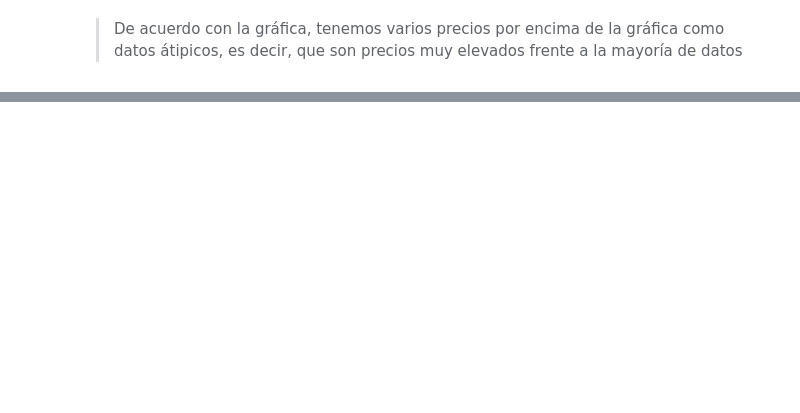
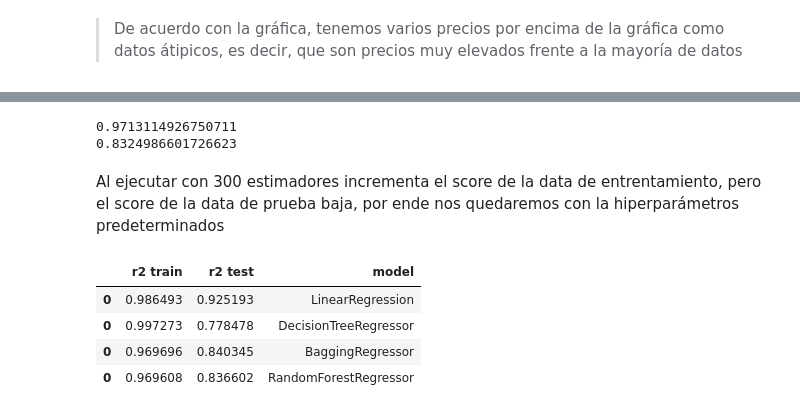
Before and after one commit to Dannais/Old-Car-Price-Prediction, a Jupyter notebook: Old_Car_Price_Prediction.ipynb, the cells around one changed output, grey strips where cells are left out. Drawn from its saved outputs; the diff is of its cells as text; code cells hidden in the pictures; blank space fills up the shorter version.

```diff
--- a/Old_Car_Price_Prediction.ipynb
+++ b/Old_Car_Price_Prediction.ipynb
@@ -457,0 +712,13 @@ plt.show()
+# %%
+# Colocamos los resultados del modelo DecisionTreeRegressor en un df
+df_metricas_bagreg =   pd.DataFrame({
+                        'r2 train'  : [bagreg_100_train_score],
+                        'r2 test'    : [bagreg_100_test_score],
+                        'model'     : ['BaggingRegressor']
+                     })
+
+# Agregar el df del modelo al frame de comparación
+frames.append(df_metricas_bagreg)
+
+# Revisar el Dataframe de comparación
+pd.concat(frames)
@@ -457,0 +734,13 @@ plt.show()
+# %%
+# Asignar el objetivo (y) y las características (X)
+y = df_clean['car_prices_in_rupee']
+X =df_clean.drop(columns = 'car_prices_in_rupee')
+
+# Realizar un train test split a los datos
+X_train, X_test, y_train, y_test = train_test_split(X, y, test_size=0.3, random_state = 42)
+
+# Instanciar el modelo
+rf = RandomForestRegressor(random_state = 42)
+
+# Entrenar el modelo con los datos de entrenamiento
+rf.fit(X_train,y_train)
@@ -457,0 +751,5 @@ plt.show()
+# %%
+rf_train_score = rf.score(X_train, y_train)
+rf_test_score = rf.score(X_test, y_test)
+print(rf_train_score)
+print(rf_test_score)
@@ -457,0 +782,36 @@ plt.show()
+# %%
+# Intenten 200 árboles
+rf_200 = RandomForestRegressor(n_estimators = 300, random_state = 42)
+
+# Ajusten el modelo
+rf_200.fit(X_train, y_train)
+
+# Obtengan las puntuaciones
+rf_200_train_score = rf_200.score(X_train, y_train)
+rf_200_test_score = rf_200.score(X_test, y_test)
+print(rf_200_train_score)
+print(rf_200_test_score)
+# %% [output]
+0.9713114926750711
+0.8324986601726623
+# %% [markdown]
+Al ejecutar con 300 estimadores incrementa el score de la data de entrentamiento, pero el score de la data de prueba baja, por ende nos quedaremos con la hiperparámetros predeterminados
+# %%
+# Colocamos los resultados del modelo RandomForestRegressor en un df
+df_metricas_rf =   pd.DataFrame({
+                        'r2 train'  : [rf_train_score],
+                        'r2 test'    : [rf_test_score],
+                        'model'     : ['RandomForestRegressor']
+                     })
+
+# Agregar el df del modelo al frame de comparación
+frames.append(df_metricas_rf)
+
+# Revisar el Dataframe de comparación
+pd.concat(frames)
+# %% [output]
+|  | r2 train | r2 test | model |
+| 0 | 0.986493 | 0.925193 | LinearRegression |
+| 0 | 0.997273 | 0.778478 | DecisionTreeRegressor |
+| 0 | 0.969696 | 0.840345 | BaggingRegressor |
+| 0 | 0.969608 | 0.836602 | RandomForestRegressor |
```
Also changed, not shown: parts of 54 cells of this notebook.
